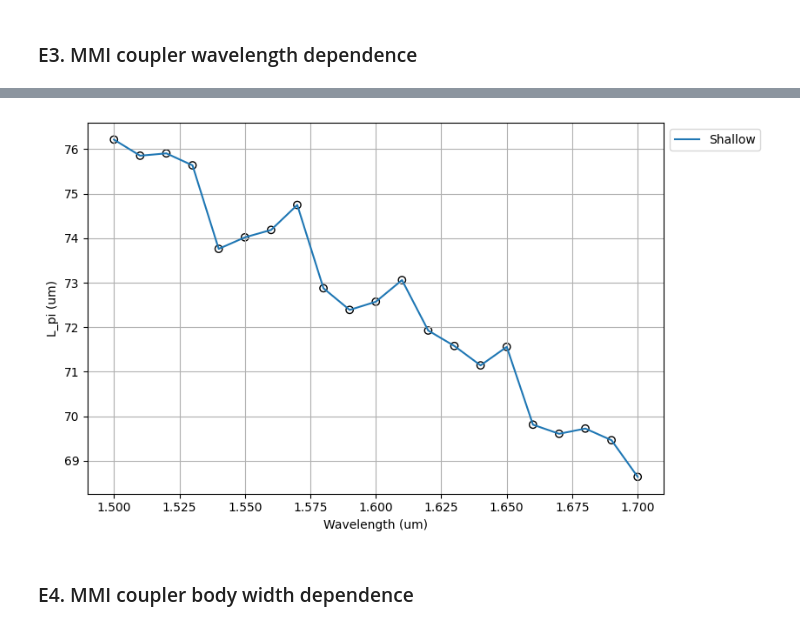
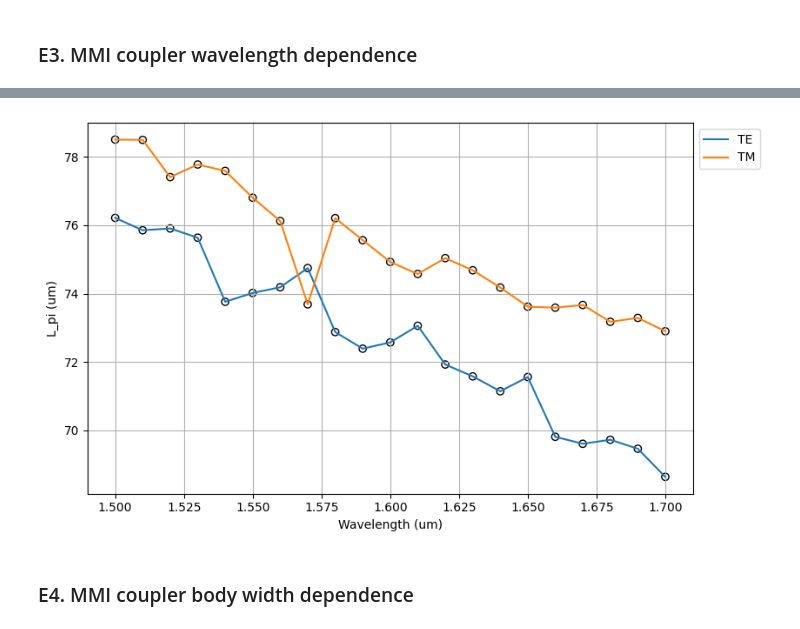
Before and after one commit to ltorjua/cifoin-lab2, a Jupyter notebook: COUPLERS_Student.ipynb, the cells around one changed output, grey strips where cells are left out. Drawn from its saved outputs; the diff is of its cells as text; code cells hidden in the pictures.

```diff
--- a/COUPLERS_Student.ipynb
+++ b/COUPLERS_Student.ipynb
@@ -449,8 +449,8 @@ Parallel waveguides always exhibit some evanescent coupling. In this exercise, t
 #la deep da 3 mm y la shallow da 5 mm
 # %%
 #guia deep
-
-# 1) L_pi teorica objetivo
+wavelength=1.55
+L=10000
 K_target=0.01
 L_pi_target = (np.pi * L) / (2 * np.arcsin(np.sqrt(K_target)))
 
@@ -458,7 +458,6 @@ print("L_pi teorica objetivo =", L_pi_target, "um")
 print("L_pi teorica objetivo =", L_pi_target/1000, "mm")
 
 
-# 2) Sweep de gap para deep
 gap_values = np.arange(0.5, 4, 0.1)
 Lpi_values = []
 
@@ -1306,7 +1304,8 @@ plt.show()
 mmi_body_w = 6.6
 
 lambda_c = np.arange(1.5, 1.7 + 0.01, 0.01)
-L_pi = []
+L_pi_TE = []
+L_pi_TM = []
 
 for wl in lambda_c:
 
@@ -1325,18 +1324,32 @@ for wl in lambda_c:
     )
 
     neff = mmi_body_waveguide.n_eff
+    te_frac = mmi_body_waveguide.fraction_te
 
-    d_n_eff = neff[0].real - neff[1].real
+    # TE
+    te_idx = np.where(te_frac > 0.5)[0]
+    d_n_eff_TE = neff[te_idx[0]].real - neff[te_idx[1]].real
+    Lpi_val_TE = 0.5 * wl / d_n_eff_TE
+    L_pi_TE.append(Lpi_val_TE)
 
-    Lpi_val = 0.5 * wl / d_n_eff
-
-    L_pi.append(Lpi_val)
+    # TM
+    tm_idx = np.where(te_frac < 0.5)[0]
+    d_n_eff_TM = neff[tm_idx[0]].real - neff[tm_idx[1]].real
+    Lpi_val_TM = 0.5 * wl / d_n_eff_TM
+    L_pi_TM.append(Lpi_val_TM)
 
 
 # --- Plot ---
 plt.figure(figsize=(10, 5))
-plt.scatter(lambda_c, L_pi, edgecolors='k', facecolors='none', label='_nolegend_')
-plt.plot(lambda_c, L_pi, label='Shallow')
+
+# TE
+plt.scatter(lambda_c, L_pi_TE, edgecolors='k', facecolors='none', label='_nolegend_')
+plt.plot(lambda_c, L_pi_TE, label='TE')
+
+# TM
+plt.scatter(lambda_c, L_pi_TM, edgecolors='k', facecolors='none', label='_nolegend_')
+plt.plot(lambda_c, L_pi_TM, label='TM')
+
 plt.xlabel("Wavelength (um)")
 plt.ylabel("L_pi (um)")
 plt.grid()
@@ -1364,4 +1377,4 @@ plt.show()
-[figure, old version]
+[figure, new version]
 # %% [markdown]
 ### E4. MMI coupler body width dependence
 # %%
```
Also changed, not shown: parts of 16 cells of this notebook.
